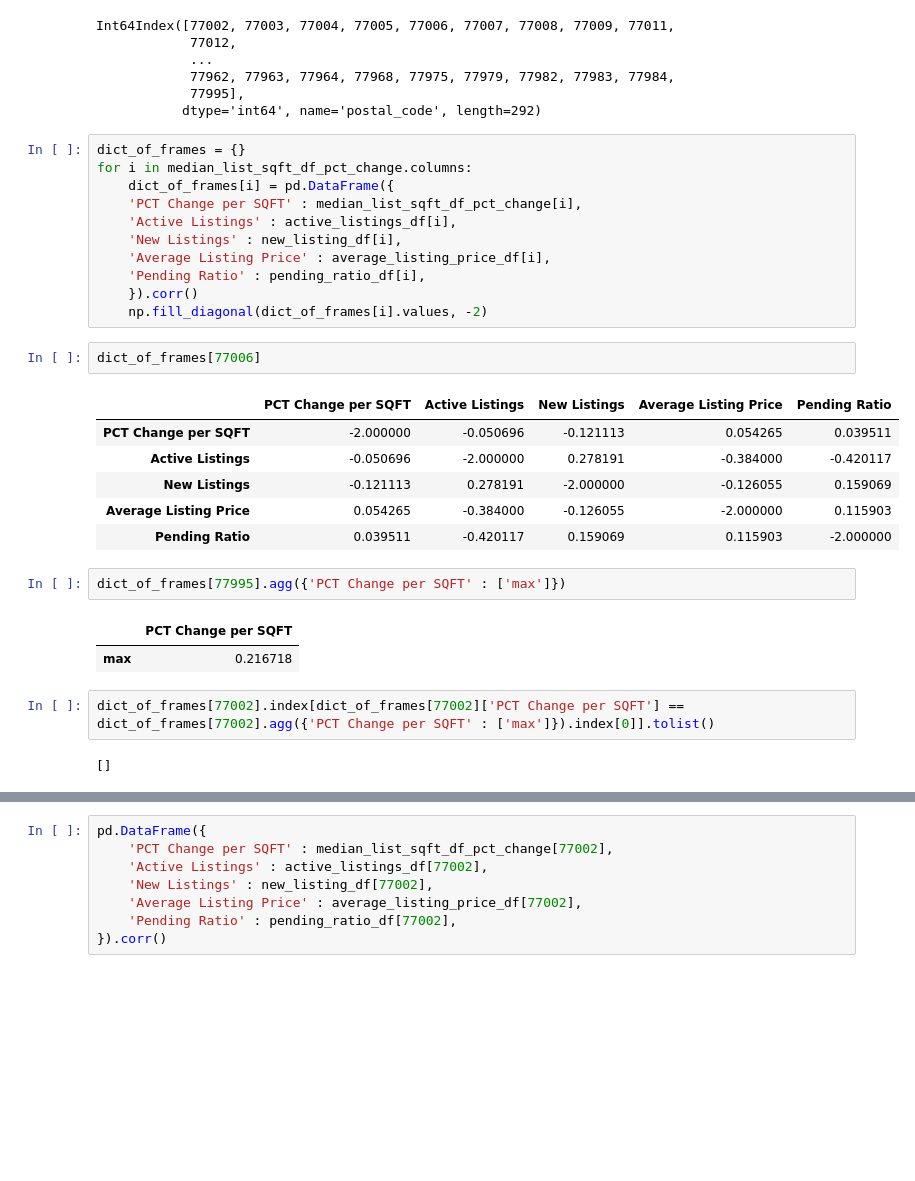
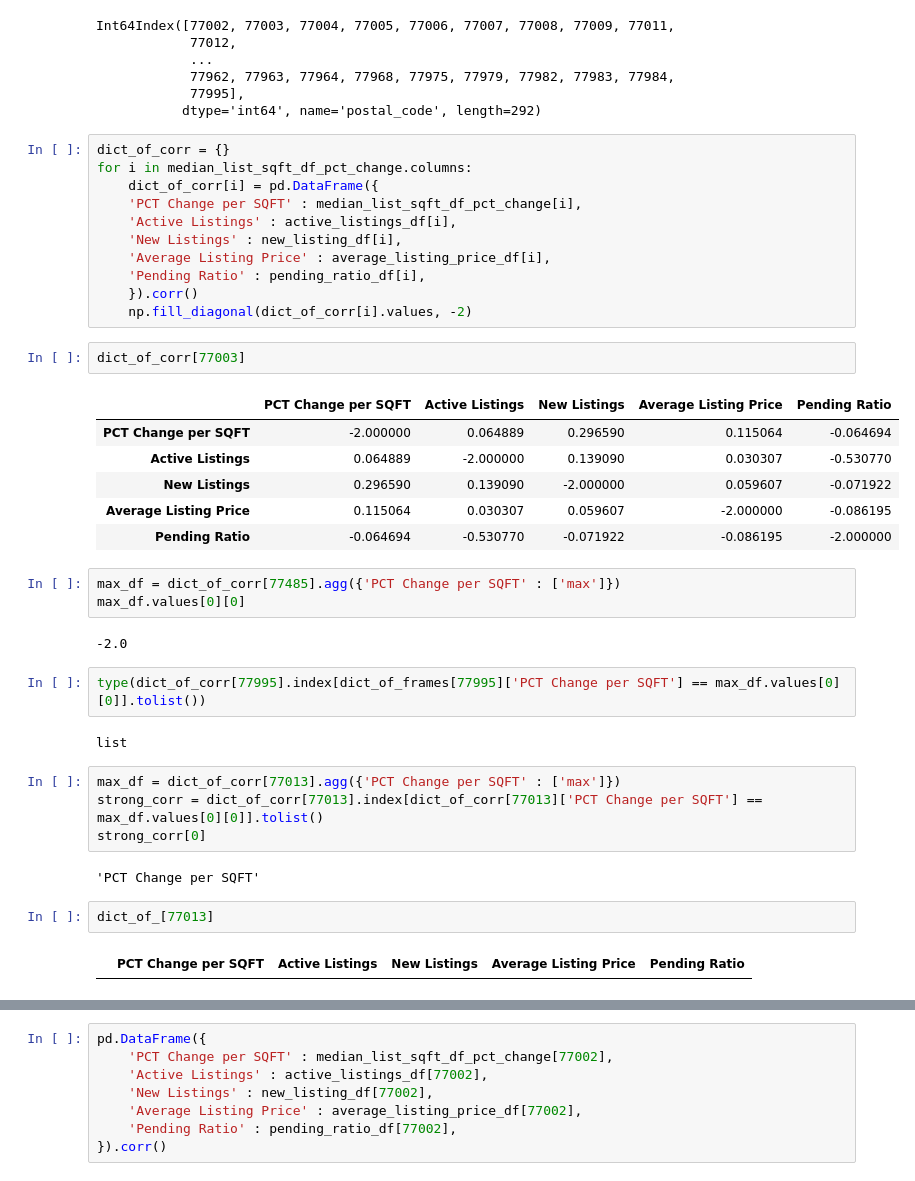
Before and after one commit to dovu93/Real_Estate_Investment_Identifier, a Jupyter notebook: Notebooks/Code_Analysis_Dennis.ipynb, the cells around one changed output, grey strips where cells are left out. Cells and saved outputs as stored; diff of their text form; blank space fills up the shorter version.

```diff
--- a/Notebooks/Code_Analysis_Dennis.ipynb
+++ b/Notebooks/Code_Analysis_Dennis.ipynb
@@ -98,31 +98,41 @@ Int64Index([77002, 77003, 77004, 77005, 77006, 77007, 77008, 77009, 77011,
             77995],
            dtype='int64', name='postal_code', length=292)
 # %%
-dict_of_frames = {}
+dict_of_corr = {}
 for i in median_list_sqft_df_pct_change.columns:
-    dict_of_frames[i] = pd.DataFrame({
+    dict_of_corr[i] = pd.DataFrame({
     'PCT Change per SQFT' : median_list_sqft_df_pct_change[i],
     'Active Listings' : active_listings_df[i],
     'New Listings' : new_listing_df[i],
     'Average Listing Price' : average_listing_price_df[i],
     'Pending Ratio' : pending_ratio_df[i],
     }).corr()
-    np.fill_diagonal(dict_of_frames[i].values, -2)
+    np.fill_diagonal(dict_of_corr[i].values, -2)
-# %%
-dict_of_frames[77006]
-# %% [output]
-|  | PCT Change per SQFT | Active Listings | New Listings | Average Listing Price | Pending Ratio |
-| PCT Change per SQFT | -2.000000 | -0.050696 | -0.121113 | 0.054265 | 0.039511 |
-| Active Listings | -0.050696 | -2.000000 | 0.278191 | -0.384000 | -0.420117 |
-| New Listings | -0.121113 | 0.278191 | -2.000000 | -0.126055 | 0.159069 |
-| Average Listing Price | 0.054265 | -0.384000 | -0.126055 | -2.000000 | 0.115903 |
-| Pending Ratio | 0.039511 | -0.420117 | 0.159069 | 0.115903 | -2.000000 |
+# %%
+dict_of_corr[77003]
+# %% [output]
+|  | PCT Change per SQFT | Active Listings | New Listings | Average Listing Price | Pending Ratio |
+| PCT Change per SQFT | -2.000000 | 0.064889 | 0.296590 | 0.115064 | -0.064694 |
+| Active Listings | 0.064889 | -2.000000 | 0.139090 | 0.030307 | -0.530770 |
+| New Listings | 0.296590 | 0.139090 | -2.000000 | 0.059607 | -0.071922 |
+| Average Listing Price | 0.115064 | 0.030307 | 0.059607 | -2.000000 | -0.086195 |
+| Pending Ratio | -0.064694 | -0.530770 | -0.071922 | -0.086195 | -2.000000 |
 # %%
-dict_of_frames[77995].agg({'PCT Change per SQFT' : ['max']})
+max_df = dict_of_corr[77485].agg({'PCT Change per SQFT' : ['max']})
+max_df.values[0][0]
 # %% [output]
-|  | PCT Change per SQFT |
-| max | 0.216718 |
+-2.0
 # %%
-dict_of_frames[77002].index[dict_of_frames[77002]['PCT Change per SQFT'] == dict_of_frames[77002].agg({'PCT Change per SQFT' : ['max']}).index[0]].tolist()
+type(dict_of_corr[77995].index[dict_of_frames[77995]['PCT Change per SQFT'] == max_df.values[0][0]].tolist())
 # %% [output]
-[]
+list
+# %%
+max_df = dict_of_corr[77013].agg({'PCT Change per SQFT' : ['max']})
+strong_corr = dict_of_corr[77013].index[dict_of_corr[77013]['PCT Change per SQFT'] == max_df.values[0][0]].tolist()
+strong_corr[0]
+# %% [output]
+'PCT Change per SQFT'
+# %%
+dict_of_[77013]
+# %% [output]
+|  | PCT Change per SQFT | Active Listings | New Listings | Average Listing Price | Pending Ratio |
```
Also changed, not shown: parts of 8 cells of this notebook, 1 other file.
